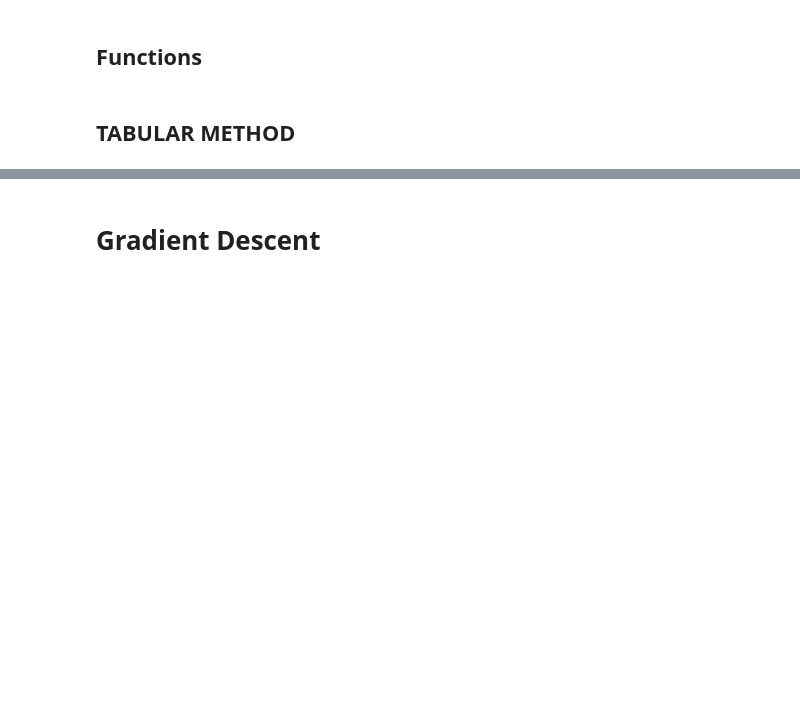
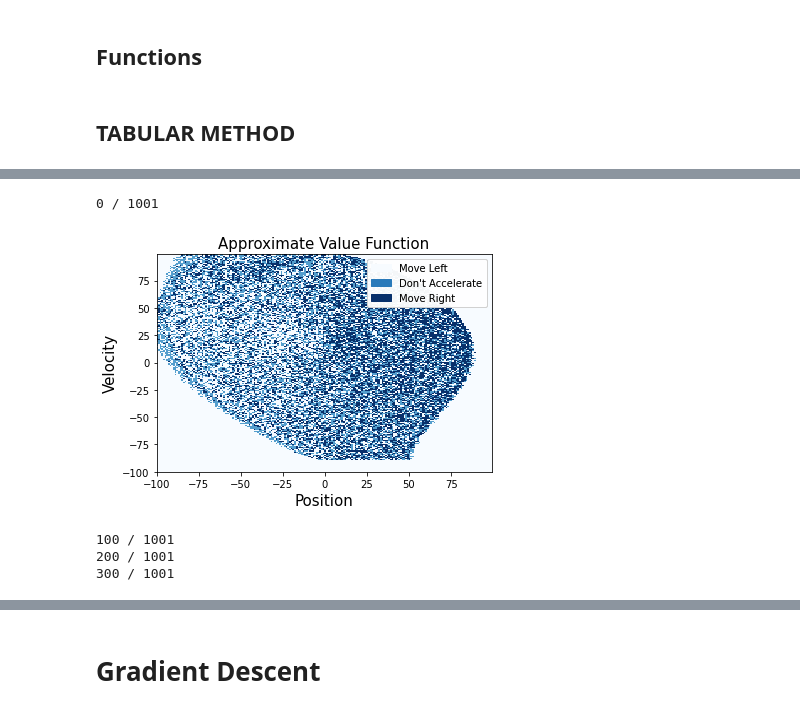
Before and after one commit to diegounzueta/Medium-Articles-, a Jupyter notebook: RL/Reinforcement Learning.ipynb, the cells around one changed output, grey strips where cells are left out. Saved outputs shown, nothing was run; the diff lists cells and outputs as text; code cells hidden in the pictures; blank space fills up the shorter version.

```diff
--- a/RL/Reinforcement Learning.ipynb
+++ b/RL/Reinforcement Learning.ipynb
@@ -202,0 +234,22 @@ visualise_actions(mat_actions) #make gif of this
+# %%
+fig = plt.figure()
+camera = Camera(fig)
+ax = fig.add_subplot()
+
+for index, i in enumerate(q_table_l[::3]):
+    if index%100 == 0:
+        print(index, "/", len(q_table_l))
+
+    mat_actions = np.argmax(i, axis =2)
+
+    visualise_actions(mat_actions, ax) #make gif of this
+
+    plt.clf
+    camera.snap()
+    plt.show()
+# %% [output]
+0 / 1001
+[figure, added]
+100 / 1001
+200 / 1001
+300 / 1001
```
Also changed, not shown: parts of 20 cells of this notebook.
